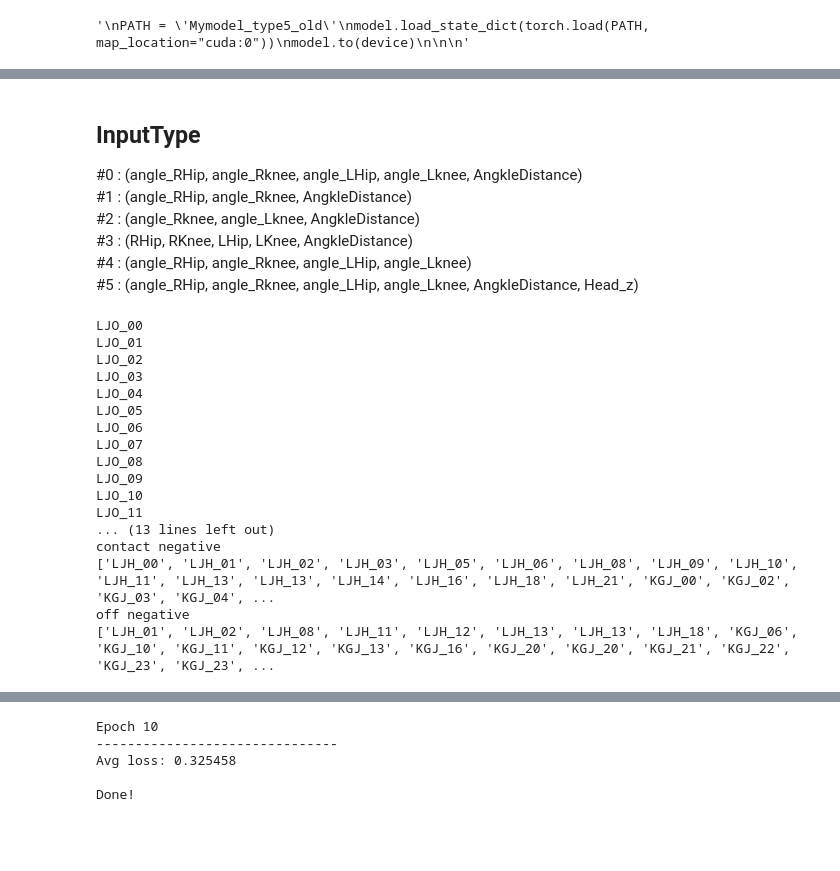
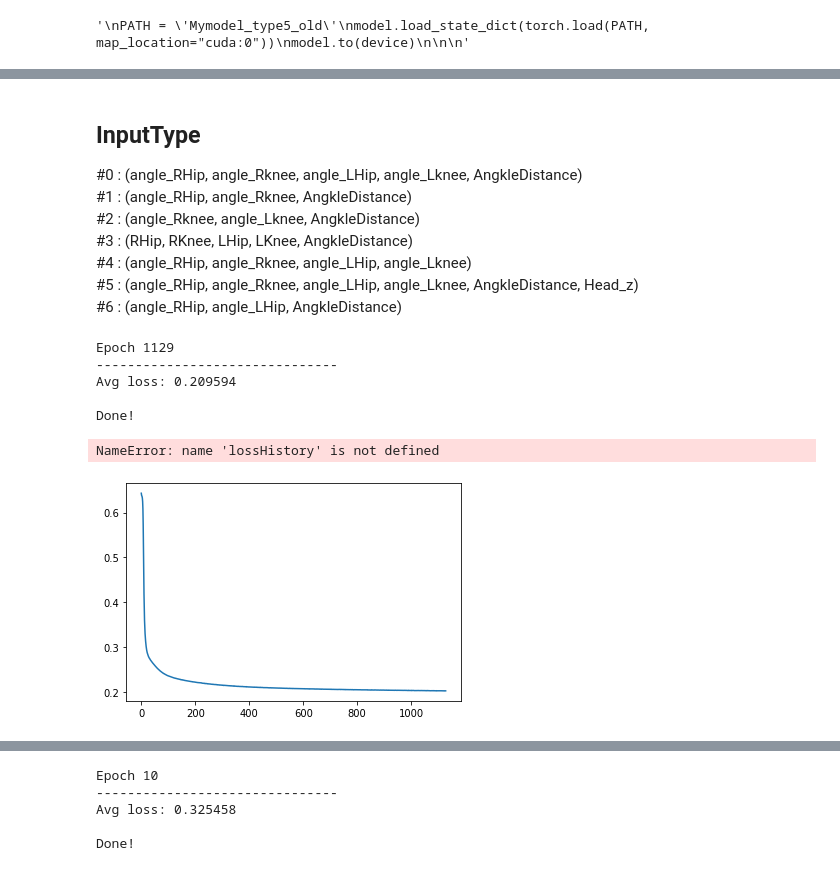
Before and after one commit to bys724/GaitAnalysis, a Jupyter notebook: pytorchVersion-parameterStudy.ipynb, the cells around one changed output, grey strips where cells are left out. Cells and saved outputs as stored; diff of their text form; code cells hidden in the pictures; blank space fills up the shorter version.

```diff
--- a/pytorchVersion-parameterStudy.ipynb
+++ b/pytorchVersion-parameterStudy.ipynb
@@ -172,6 +172,9 @@ def ReadCSV(path):
     elif inputType == 5:
         data_l = np.concatenate((angle_LHip, angle_Lknee, angle_RHip, angle_Rknee, AngkleDistance, Head_filtered_z), axis=-1)
         data_r = np.concatenate((angle_RHip, angle_Rknee, angle_LHip, angle_Lknee, AngkleDistance, Head_filtered_z), axis=-1)
+    elif inputType == 6:
+        data_l = np.concatenate((angle_LHip, angle_RHip, AngkleDistance), axis=-1)
+        data_r = np.concatenate((angle_RHip, angle_LHip, AngkleDistance), axis=-1)
 
     return data_l, data_r, time_, initialContactTime, safe_start, safe_end, pevis2Lankle, pevis2Rankle
 
@@ -184,6 +187,7 @@ def ReadCSV(path):
 #3 : (RHip, RKnee, RAnkle, LHip, LKnee, LAnkle)
 #4 : (angle_RHip, angle_Rknee, angle_LHip, angle_Lknee)
 #5 : (angle_RHip, angle_Rknee, angle_LHip, angle_Lknee, AngkleDistance, Head_z)
+#6 : (angle_RHip, angle_LHip, AngkleDistance)
 # %%
 ## Zebris에서 제공하는 pressure 데이터를 읽기 위한 함수
 # file은 각 trail 마다의 폴더경로
@@ -1313,9 +1339,15 @@ def getResults(root, numFrame, modelBased, drawing):
     f.write(str(tmp))
     f.close
 # %%
+## LSTM based Training
+
+hidden_size = 3
+
 def train(dataloader, model, loss_fn, optimizer):
     size = len(dataloader.dataset)
+    num_batches = len(dataloader)
     model.train(True)
+    train_loss = 0
     for batch, (X, y) in enumerate(dataloader):
         model.zero_grad()
         X, y = X.to(device), y.to(device)
@@ -1324,15 +1356,14 @@ def train(dataloader, model, loss_fn, optimizer):
         pred = model(X, h0.detach(), c0.detach())
         loss = loss_fn(pred, y)
 
+        train_loss += loss.item()
         # 역전파
         optimizer.zero_grad()
         loss.backward()
         optimizer.step()
-        """
-        if batch % 400 == 0:
-            loss, current = loss.item(), batch * len(X)
-            print(f"loss: {loss:>7f}  [{current:>5d}/{size:>5d}]")
-        """
+    train_loss /= num_batches
+    return train_loss
+
 def test(dataloader, model, loss_fn):
     size = len(dataloader.dataset)
     num_batches = len(dataloader)
@@ -1420,13 +2086,14 @@ model.to(device)
 #2 : (angle_Rknee, angle_Lknee, AngkleDistance) \
 #3 : (RHip, RKnee, LHip, LKnee, AngkleDistance) \
 #4 : (angle_RHip, angle_Rknee, angle_LHip, angle_Lknee) \
-#5 : (angle_RHip, angle_Rknee, angle_LHip, angle_Lknee, AngkleDistance, Head_z)
+#5 : (angle_RHip, angle_Rknee, angle_LHip, angle_Lknee, AngkleDistance, Head_z) \
+#6 : (angle_RHip, angle_LHip, AngkleDistance)
 # %%
 inputType = None
-root = 'Dataset_old'
+root = 'Dataset'
 
 for _ in range(6):
-    _ = 5 ##
+    _ = 0 ##
     inputType = _
 
     dataset = CustomDataset(root = root, numFrame = 10, drawing = False)
@@ -1461,55 +2128,48 @@ for _ in range(6):
 
     PATH = 'model_' + str(inputType) + '_' + root + '_Result'
 
-    lossHistory = []
+    train_lossHistory = []
+    valid_lossHistory = []
 
     for t in range(EPOCHS):
         clear_output(wait=True)
         #if t%50 == 0:
         #    clear_output(wait=True)
         print(f"Epoch {t+1}\n-------------------------------")
-        train(train_dataloader, model, loss_fn, optimizer)
+        trainLoss = train(train_dataloader, model, loss_fn, optimizer)
+        train_lossHistory.append(trainLoss)
         testLoss = test(test_dataloader, model, loss_fn)
-        lossHistory.append(testLoss)
+        valid_lossHistory.append(testLoss)
 
         if testLoss < best:
             best = testLoss
             torch.save(model.state_dict(), PATH)
             wait = 0
         else:
             wait += 1
             if wait >= patience:
                 stopped_epoch = t
                 device = torch.device("cuda")
                 model.load_state_dict(torch.load(PATH, map_location="cuda:0"))
                 model.to(device)
                 break
 
     print("Done!")
 
-    plt.plot(lossHistory)
+    plt.plot(train_lossHistory, label='trainLoss')
+    plt.plot(valid_lossHistory, label='validLoss')
     plt.title('InputType' + str(inputType))
     plt.tight_layout()
     plt.savefig('InputType' + str(inputType) + '_' + root + '_LossGraph')
     plt.close()
 
     getResults(root=root, numFrame=10, modelBased = True, drawing = False)
     break
 # %% [output]
-LJO_00
-LJO_01
-LJO_02
-LJO_03
-LJO_04
-LJO_05
-LJO_06
-LJO_07
-LJO_08
-LJO_09
-LJO_10
-LJO_11
-... (13 lines left out)
-contact negative
-['LJH_00', 'LJH_01', 'LJH_02', 'LJH_03', 'LJH_05', 'LJH_06', 'LJH_08', 'LJH_09', 'LJH_10', 'LJH_11', 'LJH_13', 'LJH_13', 'LJH_14', 'LJH_16', 'LJH_18', 'LJH_21', 'KGJ_00', 'KGJ_02', 'KGJ_03', 'KGJ_04', ...
-off negative
-['LJH_01', 'LJH_02', 'LJH_08', 'LJH_11', 'LJH_12', 'LJH_13', 'LJH_13', 'LJH_18', 'KGJ_06', 'KGJ_10', 'KGJ_11', 'KGJ_12', 'KGJ_13', 'KGJ_16', 'KGJ_20', 'KGJ_20', 'KGJ_21', 'KGJ_22', 'KGJ_23', 'KGJ_23', ...
+Epoch 1129
+-------------------------------
+Avg loss: 0.209594
+
+Done!
+NameError: name 'lossHistory' is not defined
+[figure, added]
```
Also changed, not shown: parts of 11 cells of this notebook.
